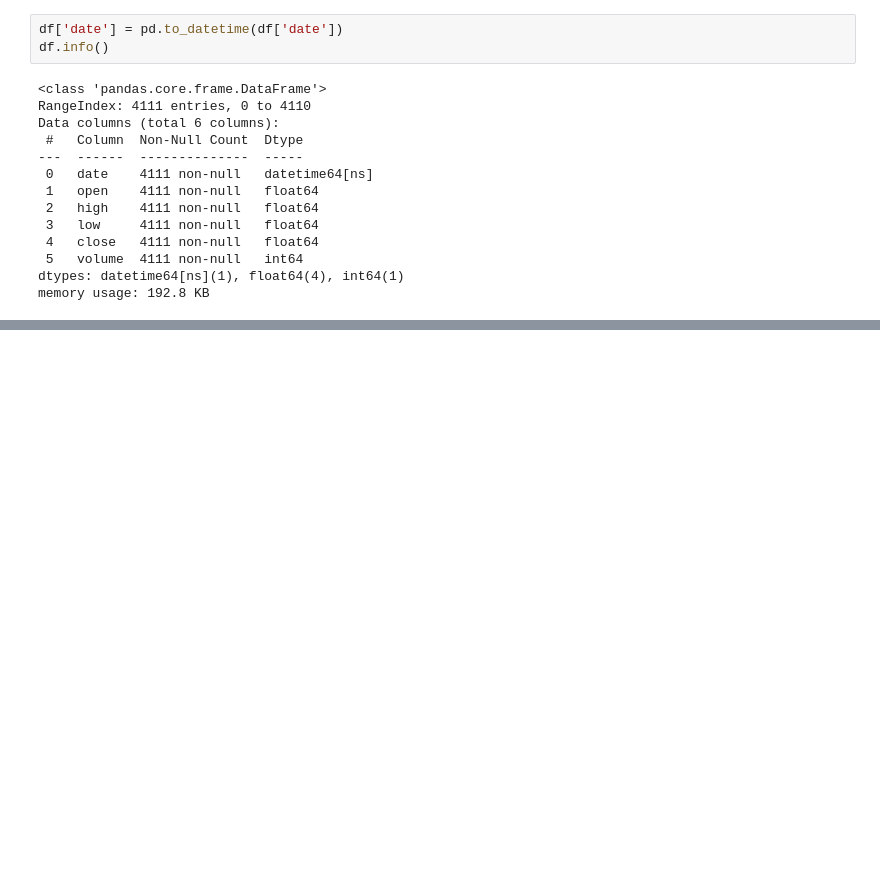
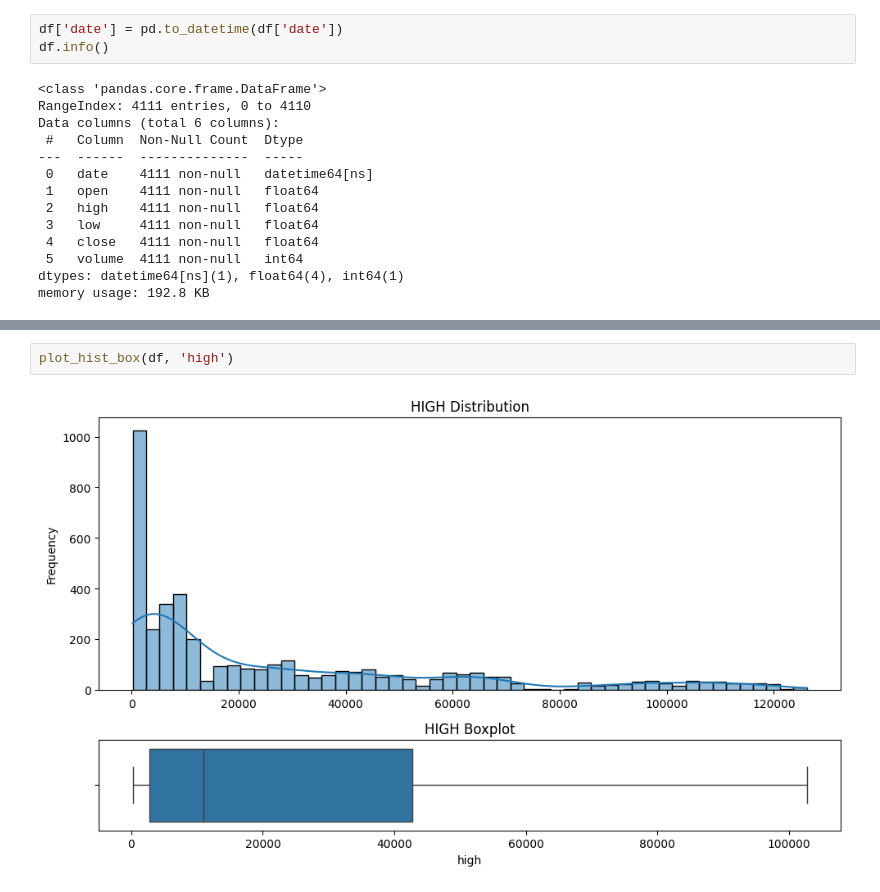
Before and after one commit to hansdarmawann/bitcoin-ts-1, a Jupyter notebook: Notebooks/02.ipynb, the cells around one changed output, grey strips where cells are left out. Saved outputs shown, nothing was run; the diff lists cells and outputs as text; blank space fills up the shorter version.

```diff
--- a/Notebooks/02.ipynb
+++ b/Notebooks/02.ipynb
@@ -99,0 +184,4 @@ df
+# %%
+plot_hist_box(df, 'high')
+# %% [output]
+[figure, added]
```
Also changed, not shown: parts of 13 cells of this notebook.
